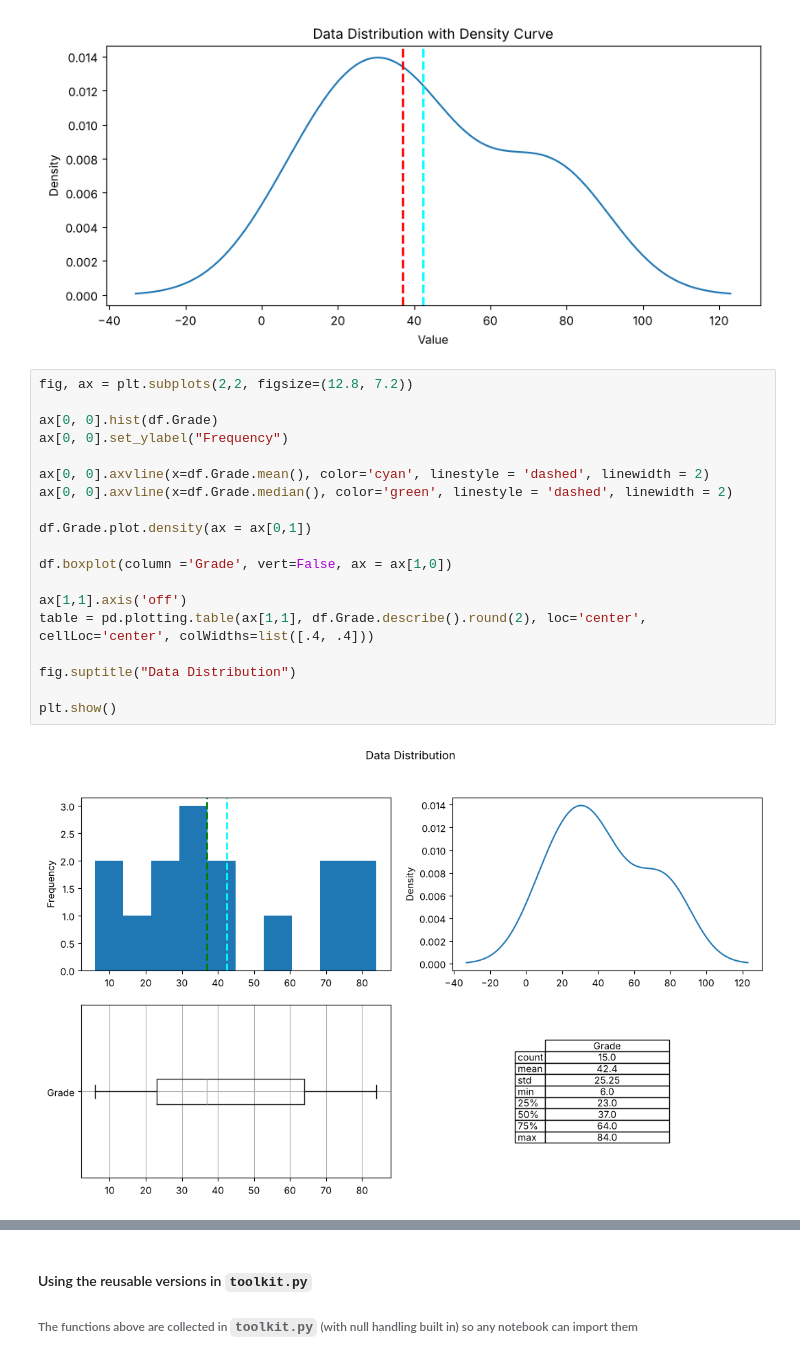
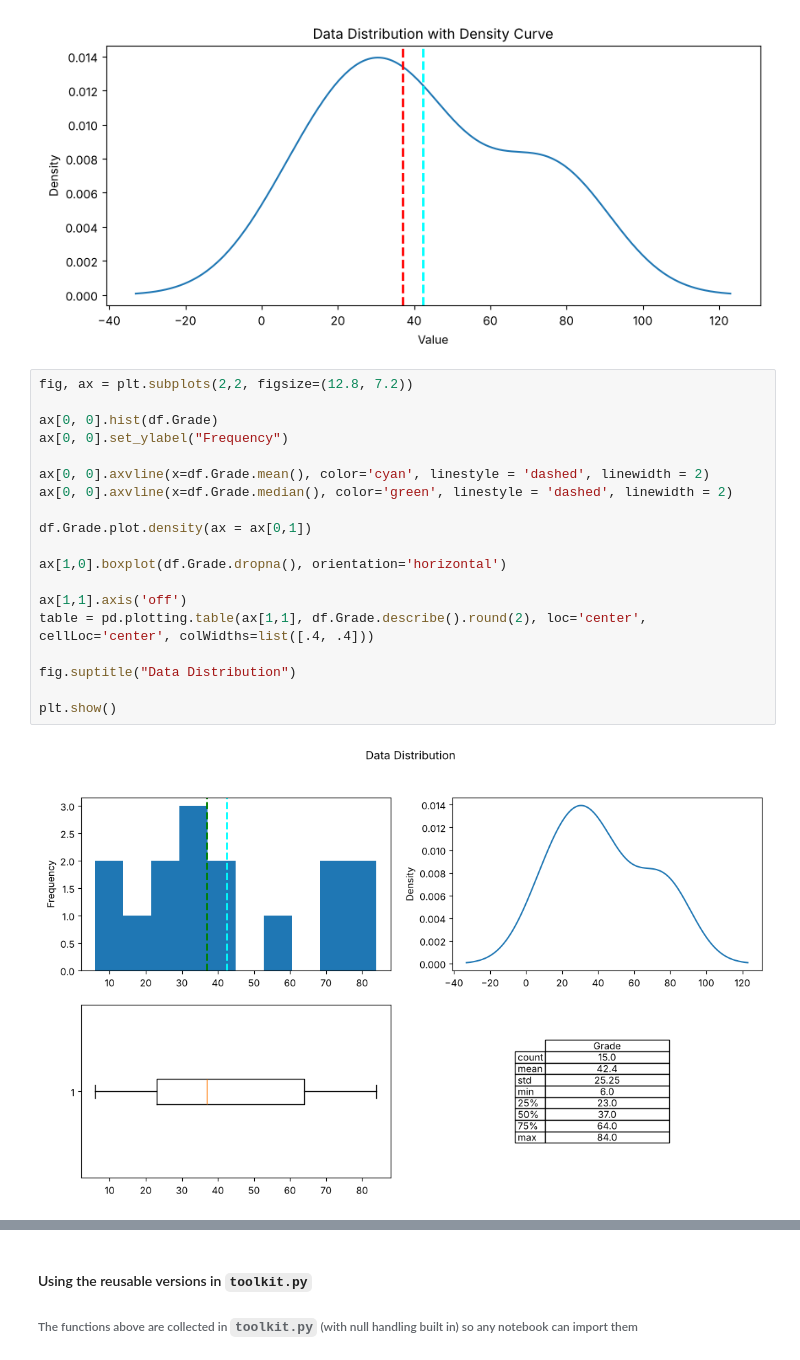
Before and after one commit to Dito-84/dstoolkit, a Jupyter notebook: Data_Cleaning_Pipeline.ipynb, the cells around one changed output, grey strips where cells are left out. Saved outputs shown, nothing was run; the diff lists cells and outputs as text.

```diff
--- a/Data_Cleaning_Pipeline.ipynb
+++ b/Data_Cleaning_Pipeline.ipynb
@@ -205,24 +205,24 @@ plt.show()
 # %%
 fig, ax = plt.subplots(2,2, figsize=(12.8, 7.2))
 
 ax[0, 0].hist(df.Grade)
 ax[0, 0].set_ylabel("Frequency")
 
 ax[0, 0].axvline(x=df.Grade.mean(), color='cyan', linestyle = 'dashed', linewidth = 2)
 ax[0, 0].axvline(x=df.Grade.median(), color='green', linestyle = 'dashed', linewidth = 2)
 
 df.Grade.plot.density(ax = ax[0,1])
 
-df.boxplot(column ='Grade', vert=False, ax = ax[1,0])
+ax[1,0].boxplot(df.Grade.dropna(), orientation='horizontal')
 
 ax[1,1].axis('off')
 table = pd.plotting.table(ax[1,1], df.Grade.describe().round(2), loc='center', cellLoc='center', colWidths=list([.4, .4]))
 
 fig.suptitle("Data Distribution")
 
 plt.show()
 # %% [output]
-[figure, old version]
+[figure, new version]
 # %%
 fig, ax = plt.subplots(2,2, figsize=(12.8, 7.2))
 
```
Also changed, not shown: parts of 5 cells of this notebook, 11 other files.
